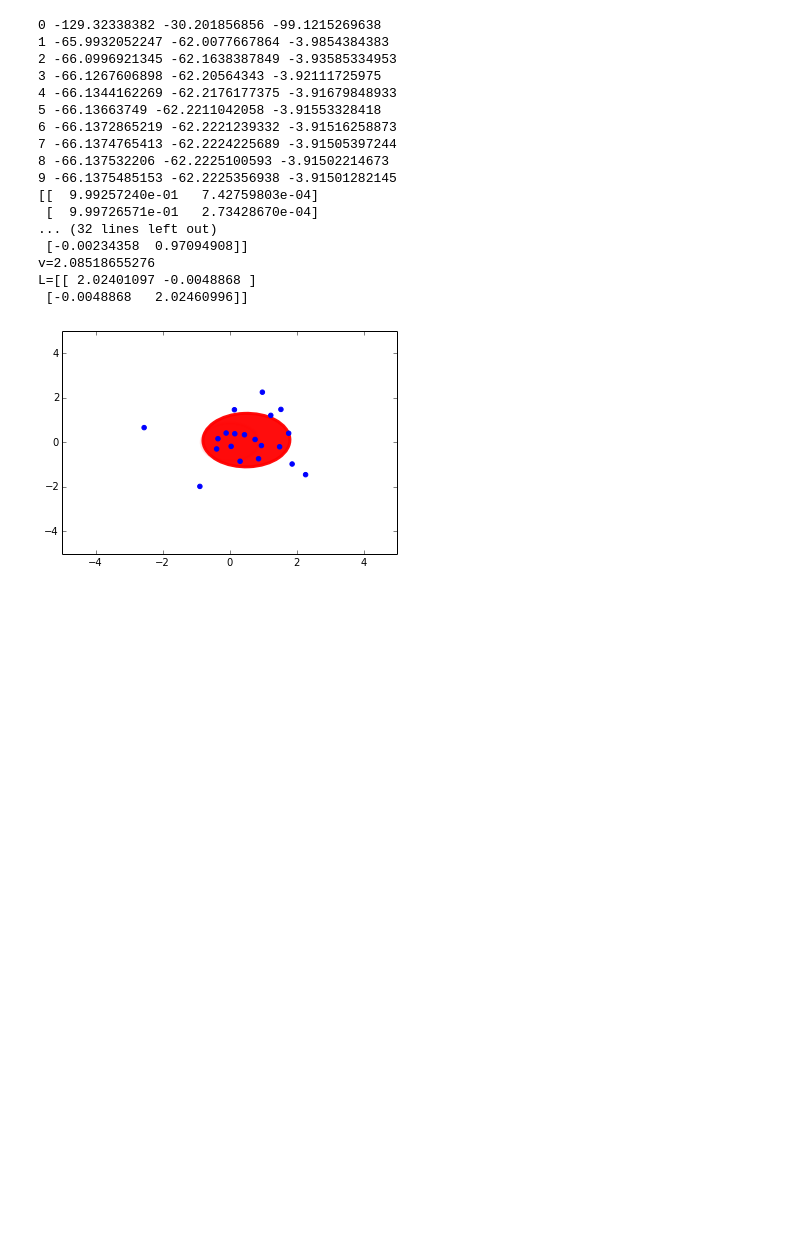
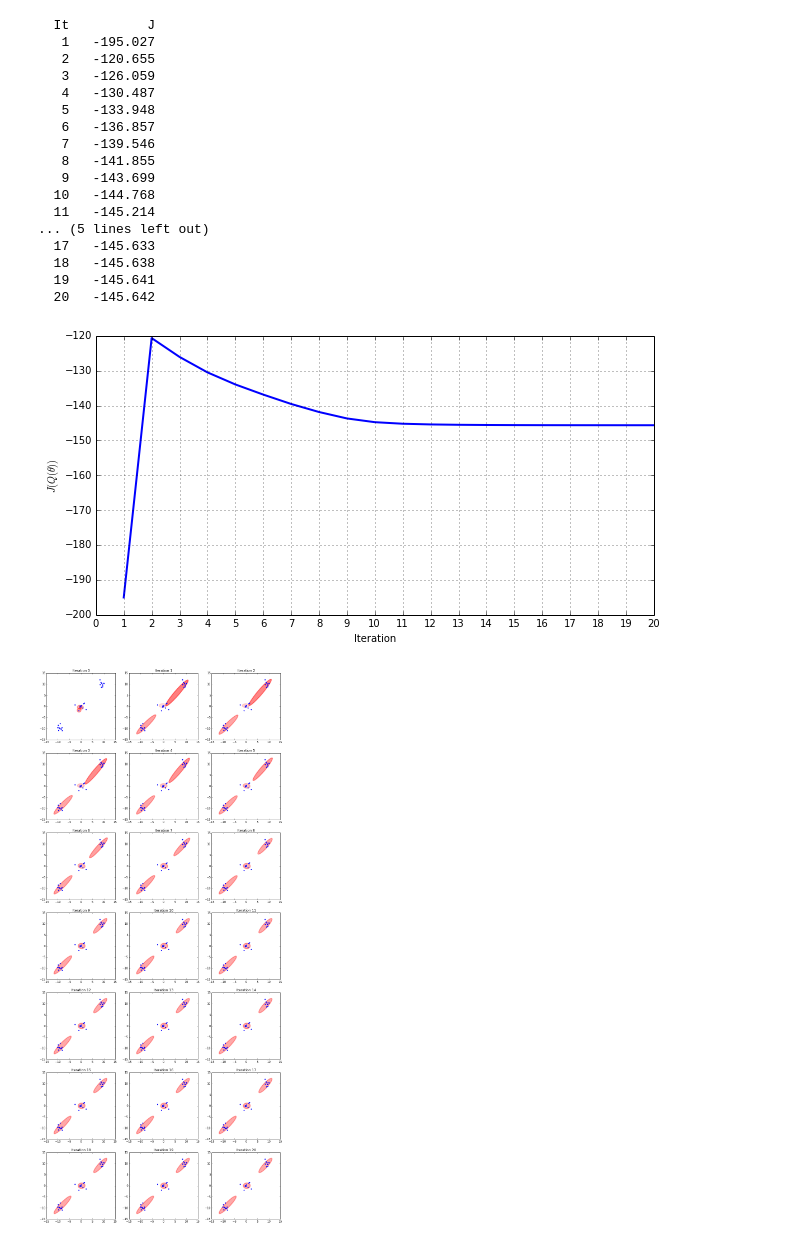
Before and after one commit to cangermueller/varinf, a Jupyter notebook: doc/mixgauss.ipynb, the cells around one changed output. Saved outputs shown, nothing was run; the diff lists cells and outputs as text; code cells hidden in the pictures; blank space fills up the shorter version.

Commit message:
Code cleanup and visualization

```diff
--- a/doc/mixgauss.ipynb
+++ b/doc/mixgauss.ipynb
@@ -133,34 +176,37 @@ L=[[ 0.12809615]]
 # %%
 np.random.seed(0)
-X = np.vstack((np.random.multivariate_normal([0, 0], np.array([[1.0, 0.0],
+X = np.vstack((np.random.multivariate_normal([-10, -10], np.array([[1.0, 0.0],
                                                               [0.0, 1.0]]), 10),
               np.random.multivariate_normal([0, 0], np.array([[1.0, 0.0],
+                                                              [0.0, 1.0]]), 10),
+              np.random.multivariate_normal([10, 10], np.array([[1.0, 0.0],
                                                               [0.0, 1.0]]), 10)
               ))
-p_pi = np.array([1.0, 1.0])
-p_nw = mixgauss.NormalWishartParams(np.array([0.0, 0.0]), 1.0, np.array([[1.0, 0.0], [0.0, 1.0]]), 2.0)
-q_pi0 = np.array([10.0, 10.0])
-q_nw0 = [mixgauss.NormalWishartParams(np.array([5.0, 5.0]), 10.0, np.array([[1.0, 0.0], [0.0, 1.0]]), 10.0),
-         mixgauss.NormalWishartParams(np.array([5.1, 5.1]), 10.0, np.array([[1.0, 0.0], [0.0, 1.0]]), 10.0)]
-q_z, q_pi, q_nw = mixgauss.infer_q(X, p_pi, p_nw, q_pi0, q_nw0, maxit=10)
-viz_q(X, q_z, q_pi, q_nw, [-5, 5], [-5, 5])
-print_q(q_z, q_pi, q_nw)
+D = 2
+K = 3
+p_pi, p_nw = mixgauss.prior_uninformative(D, K)
+q0 = mixgauss.q0_random(X.shape[0], D, K)
+q_it, j_it = mixgauss.infer_q(X, p_pi, p_nw, q0, maxit=20)
+# print q_it[-1]
+plot_j_it(j_it)
+plot_q_it(q_it, X)
 # %% [output]
-0 -129.32338382 -30.201856856 -99.1215269638
-1 -65.9932052247 -62.0077667864 -3.9854384383
-2 -66.0996921345 -62.1638387849 -3.93585334953
-3 -66.1267606898 -62.20564343 -3.92111725975
-4 -66.1344162269 -62.2176177375 -3.91679848933
-5 -66.13663749 -62.2211042058 -3.91553328418
-6 -66.1372865219 -62.2221239332 -3.91516258873
-7 -66.1374765413 -62.2224225689 -3.91505397244
-8 -66.137532206 -62.2225100593 -3.91502214673
-9 -66.1375485153 -62.2225356938 -3.91501282145
-[[  9.99257240e-01   7.42759803e-04]
- [  9.99726571e-01   2.73428670e-04]
-... (32 lines left out)
- [-0.00234358  0.97094908]]
-v=2.08518655276
-L=[[ 2.02401097 -0.0048868 ]
- [-0.0048868   2.02460996]]
+  It          J
+   1   -195.027
+   2   -120.655
+   3   -126.059
+   4   -130.487
+   5   -133.948
+   6   -136.857
+   7   -139.546
+   8   -141.855
+   9   -143.699
+  10   -144.768
+  11   -145.214
+... (5 lines left out)
+  17   -145.633
+  18   -145.638
+  19   -145.641
+  20   -145.642
-[figure, old version]
+[figure, new version]
+[figure, added]
```
Also changed, not shown: parts of 18 cells of this notebook, 2 other files.
